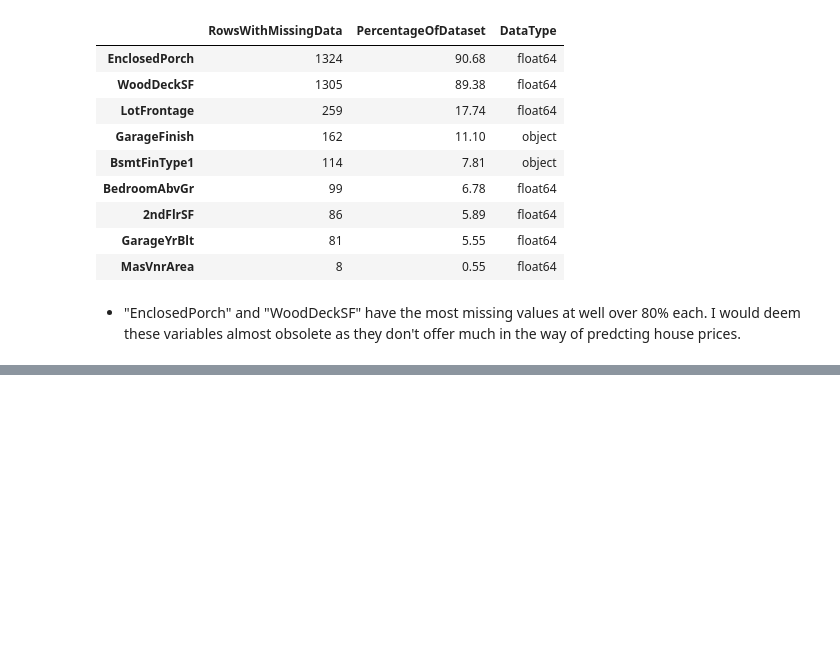
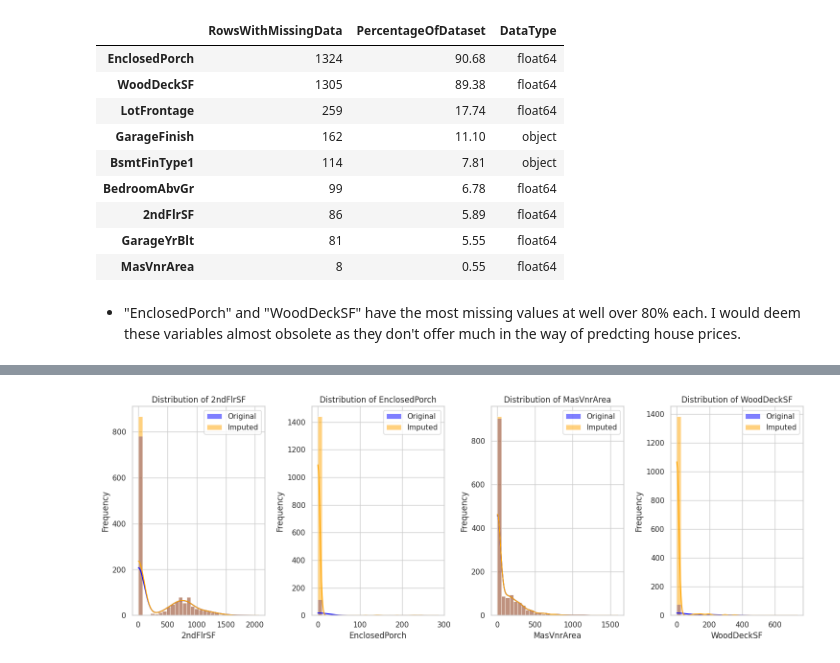
Before and after one commit to Drennan98/Heritage-Housing-Issues, a Jupyter notebook: jupyter_notebooks/3 - DataCleaning.ipynb, the cells around one changed output, grey strips where cells are left out. Saved outputs shown, nothing was run; the diff lists cells and outputs as text; code cells hidden in the pictures; blank space fills up the shorter version.

```diff
--- a/jupyter_notebooks/3 - DataCleaning.ipynb
+++ b/jupyter_notebooks/3 - DataCleaning.ipynb
@@ -262,0 +300,31 @@ def visualize_cleaning_impact(original_df, cleaned_df, vars_with_missing_data):
+# %%
+# "2ndFlrSF", "EnclosedPorch", "MasVnrArea"m, "WoodDeckSF"
+
+from feature_engine.imputation import ArbitraryNumberImputer
+
+# Function to plot distributions before and after imputation
+def plot_variable_distribution(df_original, df_cleaned, variables):
+    plt.figure(figsize=(15, 10))
+
+    for i, variable in enumerate(variables):
+        plt.subplot(2, len(variables), i + 1)
+        sns.histplot(df_original[variable], bins=30, kde=True, color='blue', label='Original', alpha=0.5)
+        sns.histplot(df_cleaned[variable], bins=30, kde=True, color='orange', label='Imputed', alpha=0.5)
+        plt.title(f'Distribution of {variable}')
+        plt.xlabel(variable)
+        plt.ylabel('Frequency')
+        plt.legend()
+
+    plt.tight_layout()
+    plt.show()
+
+# Select an imputation method
+imputer = ArbitraryNumberImputer(arbitrary_number=0, variables=['2ndFlrSF', 'EnclosedPorch', 'MasVnrArea', 'WoodDeckSF'])
+
+# Create a DataFrame to apply the method
+df_method = imputer.fit_transform(df)
+
+# Assess the effect on the variable distribution
+plot_variable_distribution(df_original=df, df_cleaned=df_method, variables=['2ndFlrSF', 'EnclosedPorch', 'MasVnrArea', 'WoodDeckSF'])
+# %% [output]
+[figure, added]
```
Also changed, not shown: parts of 7 cells of this notebook.
